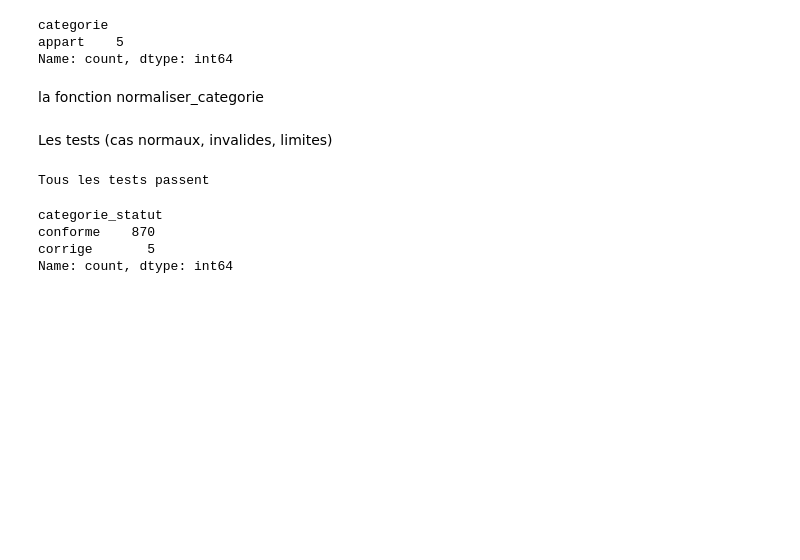
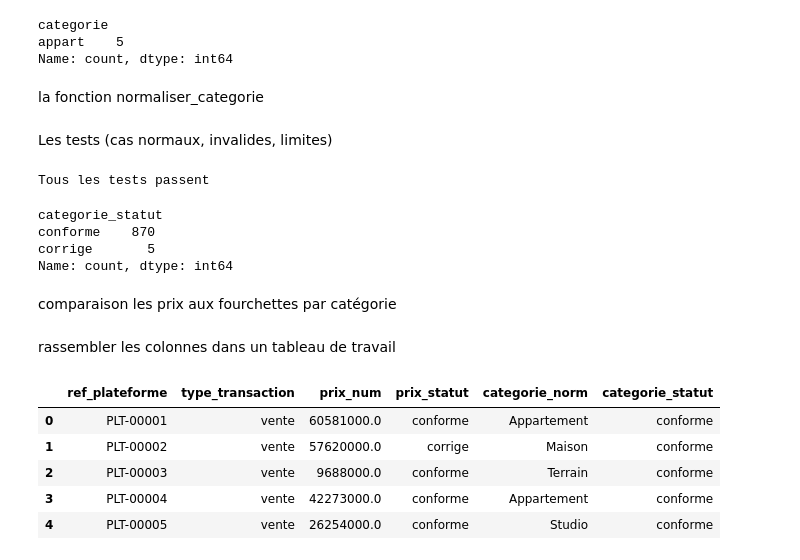
Before and after one commit to moussambkdiaby/immo-analyse, a Jupyter notebook: notebooks/00_profilage.ipynb, the cells around one changed output. Cells and saved outputs as stored; diff of their text form; code cells hidden in the pictures; blank space fills up the shorter version.

```diff
--- a/notebooks/00_profilage.ipynb
+++ b/notebooks/00_profilage.ipynb
@@ -517,3 +517,22 @@ categorie_statut
 conforme    870
 corrige       5
 Name: count, dtype: int64
+# %% [markdown]
+comparaison les prix aux fourchettes par catégorie
+# %% [markdown]
+rassembler les colonnes dans un tableau de travail
+# %%
+# concat(axis=1) colle les tableaux côte à côte. Ils ont tous le même index que plateforme,
+# donc chaque ligne reste alignée avec son origine. plateforme n'est pas modifiée.
+travail = pd.concat(
+    [plateforme[["ref_plateforme", "type_transaction"]], prix_norm, categorie_norm],
+    axis=1,
+)
+travail.head()
+# %% [output]
+|  | ref_plateforme | type_transaction | prix_num | prix_statut | categorie_norm | categorie_statut |
+| 0 | PLT-00001 | vente | 60581000.0 | conforme | Appartement | conforme |
+| 1 | PLT-00002 | vente | 57620000.0 | corrige | Maison | conforme |
+| 2 | PLT-00003 | vente | 9688000.0 | conforme | Terrain | conforme |
+| 3 | PLT-00004 | vente | 42273000.0 | conforme | Appartement | conforme |
+| 4 | PLT-00005 | vente | 26254000.0 | conforme | Studio | conforme |
```
Also changed, not shown: parts of 5 cells of this notebook.
